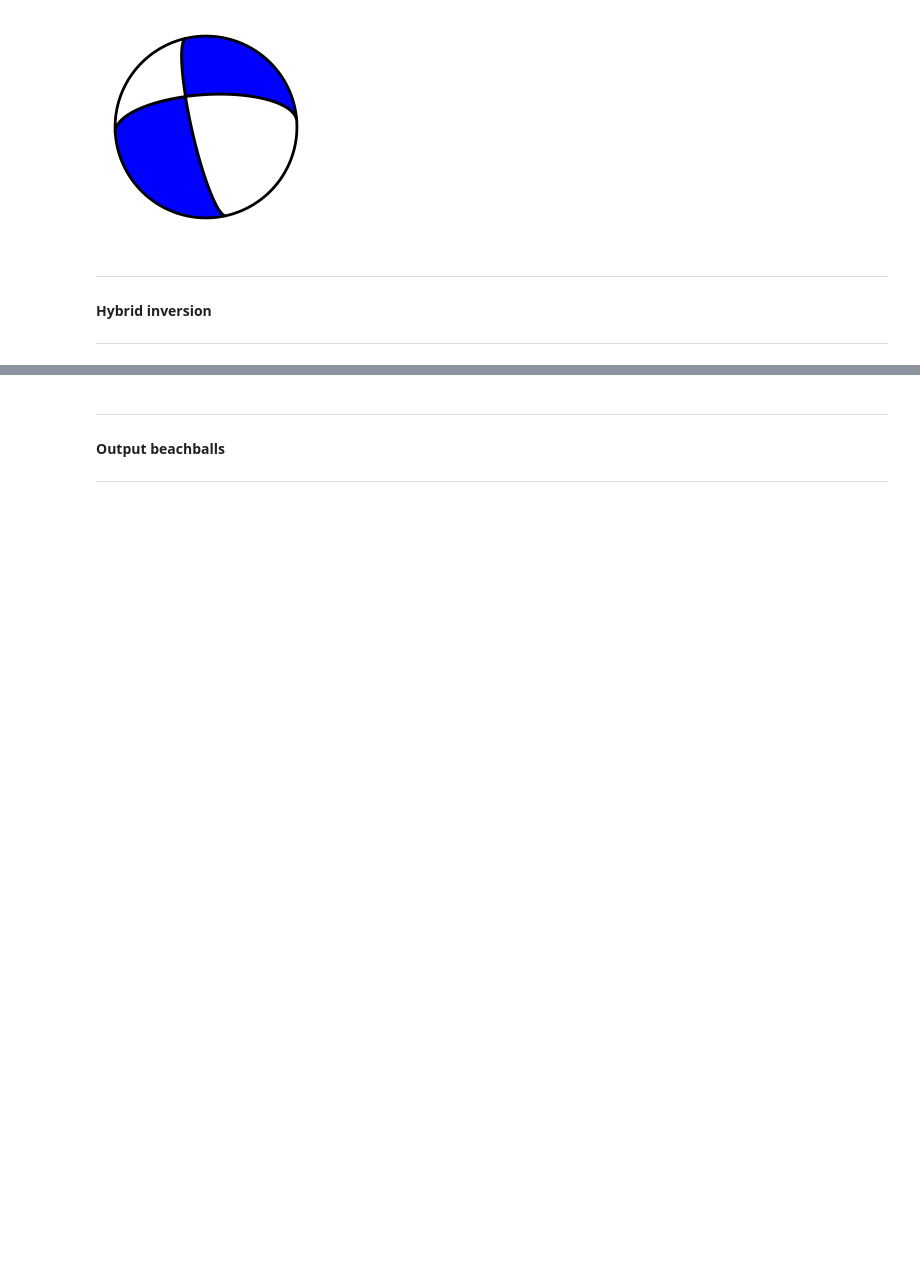
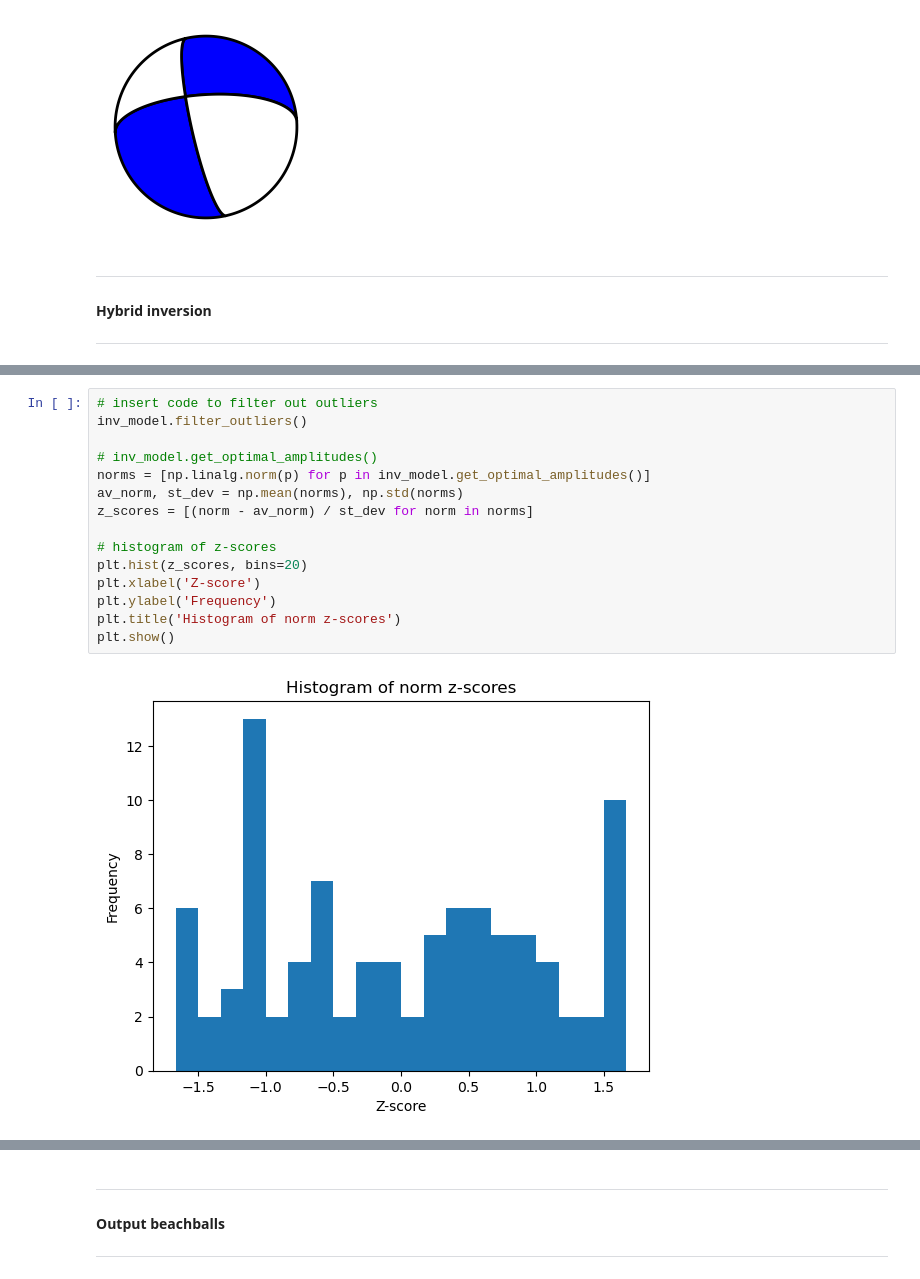
Before and after one commit to victoragaba/SURG-Mars, a Jupyter notebook: src/testing.ipynb, the cells around one changed output, grey strips where cells are left out. Drawn from its saved outputs; the diff is of its cells as text; blank space fills up the shorter version.

```diff
--- a/src/testing.ipynb
+++ b/src/testing.ipynb
@@ -125,0 +104,17 @@ Convergence rate: 96%
+# %%
+# insert code to filter out outliers
+inv_model.filter_outliers()
+
+# inv_model.get_optimal_amplitudes()
+norms = [np.linalg.norm(p) for p in inv_model.get_optimal_amplitudes()]
+av_norm, st_dev = np.mean(norms), np.std(norms)
+z_scores = [(norm - av_norm) / st_dev for norm in norms]
+
+# histogram of z-scores
+plt.hist(z_scores, bins=20)
+plt.xlabel('Z-score')
+plt.ylabel('Frequency')
+plt.title('Histogram of norm z-scores')
+plt.show()
+# %% [output]
+[figure, added]
```
Also changed, not shown: parts of 8 cells of this notebook, 19 other files.
